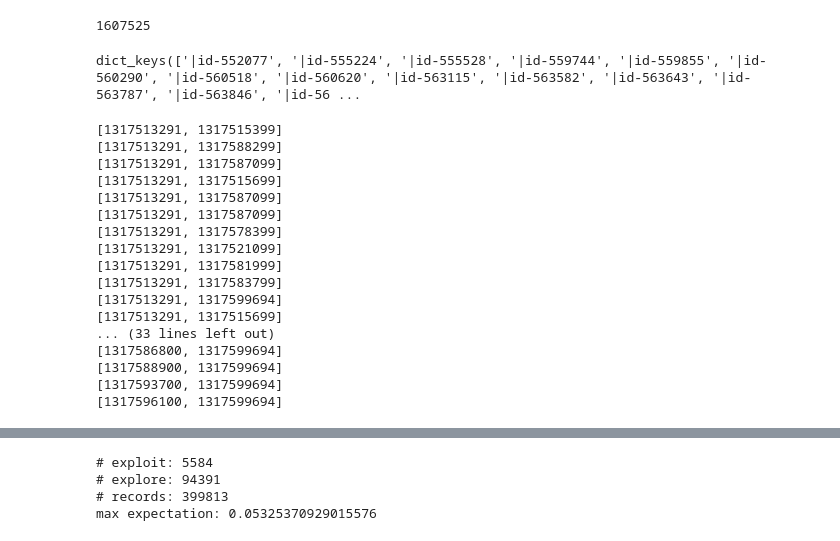
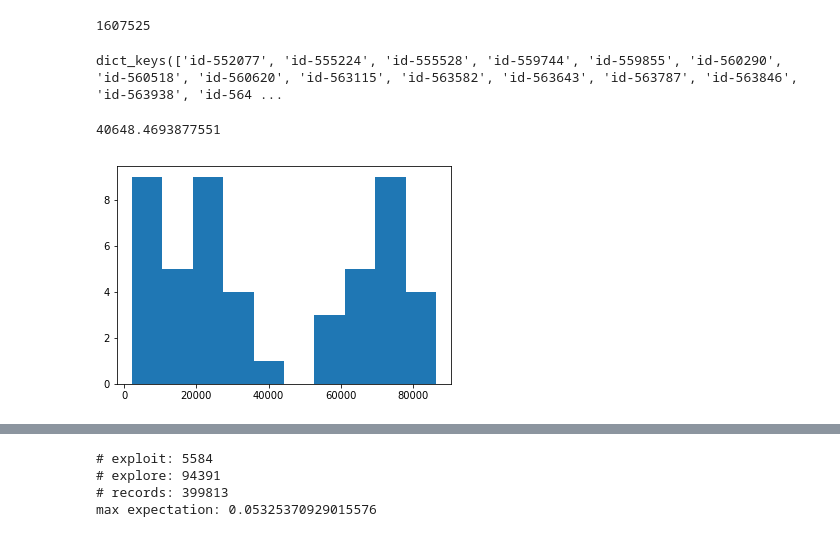
Before and after one commit to ShrekFelix/Reducing-Exploration-of-Dying-Arms-in-Mortal-Bandits, a Jupyter notebook: optimal exploration for mortal MAB.ipynb, the cells around one changed output, grey strips where cells are left out. Drawn from its saved outputs; the diff is of its cells as text; code cells hidden in the pictures.

```diff
--- a/optimal exploration for mortal MAB.ipynb
+++ b/optimal exploration for mortal MAB.ipynb
@@ -39,32 +59,28 @@ with open('Webscope_R6B/ydata-fp-td-clicks-v2_0.20111002') as f:
         for component in components:
             if component.startswith('|id-'):
                 timestamp = int(components[0])
-                if component in lives.keys():
-                    lives[component][1] = timestamp
+                article = component[1:]
+                if article in lives.keys():
+                    lives[article][1] = timestamp
                 else:
-                    lives[component] = [timestamp, timestamp]
+                    lives[article] = [timestamp, timestamp]
 # %%
 lives.keys()
 # %% [output]
-dict_keys(['|id-552077', '|id-555224', '|id-555528', '|id-559744', '|id-559855', '|id-560290', '|id-560518', '|id-560620', '|id-563115', '|id-563582', '|id-563643', '|id-563787', '|id-563846', '|id-56 ...
+dict_keys(['id-552077', 'id-555224', 'id-555528', 'id-559744', 'id-559855', 'id-560290', 'id-560518', 'id-560620', 'id-563115', 'id-563582', 'id-563643', 'id-563787', 'id-563846', 'id-563938', 'id-564 ...
-# %%
-for v in lives.values():
-    print(v)
-# %% [output]
-[1317513291, 1317515399]
-[1317513291, 1317588299]
-[1317513291, 1317587099]
-[1317513291, 1317515699]
-[1317513291, 1317587099]
-[1317513291, 1317587099]
-[1317513291, 1317578399]
-[1317513291, 1317521099]
-[1317513291, 1317581999]
-[1317513291, 1317583799]
-[1317513291, 1317599694]
-[1317513291, 1317515699]
-... (33 lines left out)
-[1317586800, 1317599694]
-[1317588900, 1317599694]
-[1317593700, 1317599694]
-[1317596100, 1317599694]
+# %%
+# average lifespan
+sum(map(lambda x:x[1]-x[0], lives.values())) / len(lives)
+# %% [output]
+40648.4693877551
+# %%
+life_length = []
+alive = []
+for v in lives.values():
+    alive.append(np.arange(v[0], v[1]+1))
+    life_length.append(v[1]-v[0])
+# %%
+plt.hist(life_length)
+pass
+# %% [output]
+[figure, added]
```
Also changed, not shown: parts of 28 cells of this notebook.
